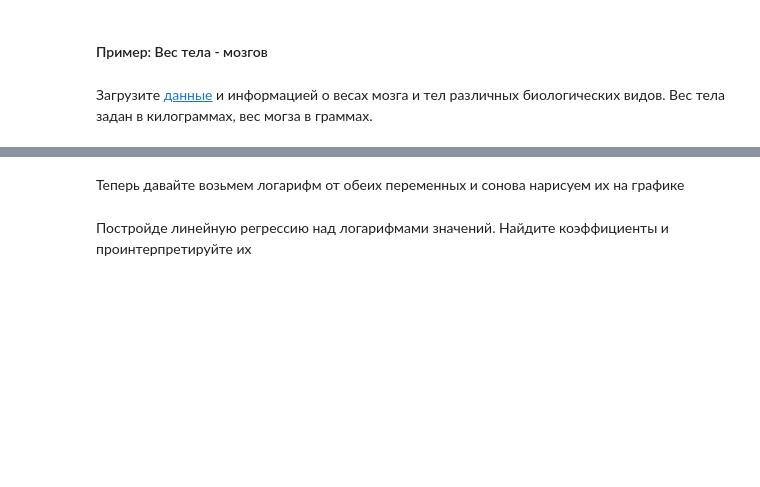
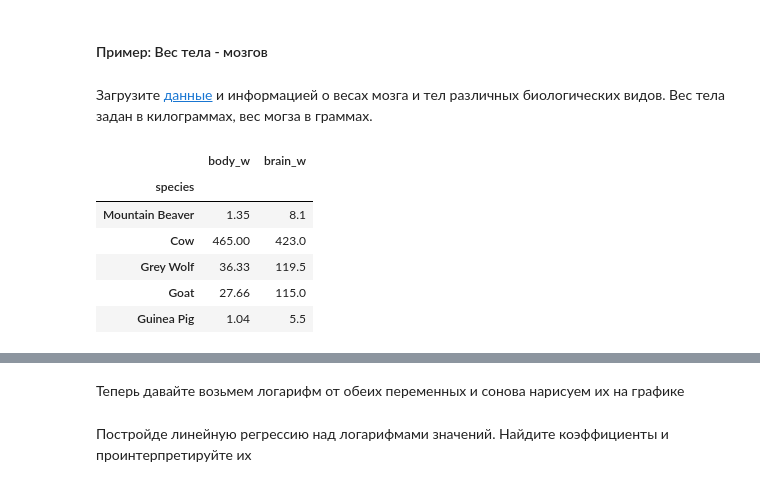
Before and after one commit to grafft/hse-tasks, a Jupyter notebook: minor-ida-16/sem4/lin_regression.ipynb, the cells around one changed output, grey strips where cells are left out. Cells and saved outputs as stored; diff of their text form; code cells hidden in the pictures; blank space fills up the shorter version.

```diff
--- a/minor-ida-16/sem4/lin_regression.ipynb
+++ b/minor-ida-16/sem4/lin_regression.ipynb
@@ -200,8 +290,16 @@ $$y = \beta_0 + \beta_1 x_1^2 + \beta_2 x_2^2 + \beta_3 x_1x_2 $$
 # %% [markdown]
 Загрузите [данные](https://www.dropbox.com/s/8srfeh34lnj2cb3/weights.csv?dl=0) и информацией о весах мозга и тел различных биологических видов. Вес тела задан в килограммах, вес могза в граммах.
 # %%
-df = pd.read_csv('weights.csv', sep=';', index_col=0)
+df = pd.read_csv('../data/weights.csv', sep=';', index_col=0)
 df.head()
+# %% [output]
+|  | body_w | brain_w |
+| species |  |  |
+| Mountain Beaver | 1.35 | 8.1 |
+| Cow | 465.00 | 423.0 |
+| Grey Wolf | 36.33 | 119.5 |
+| Goat | 27.66 | 115.0 |
+| Guinea Pig | 1.04 | 5.5 |
 # %%
 df.plot(x = 'body_w', y='brain_w', kind='scatter')
 for k, v in df.iterrows():
```
Also changed, not shown: parts of 18 cells of this notebook, 4 other files.
